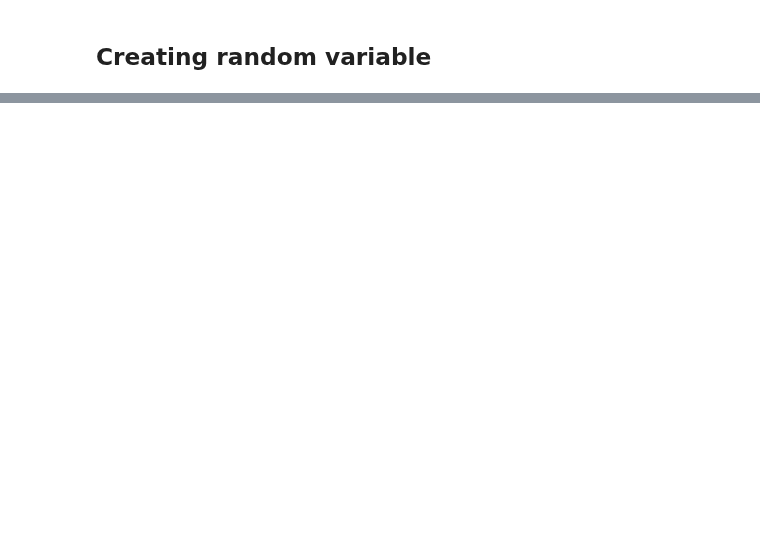
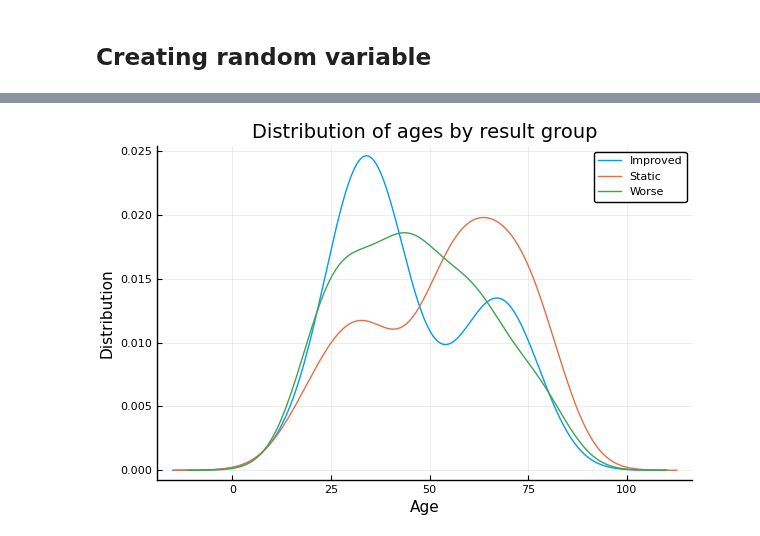
Before and after one commit to geocarvalho/learn-julia, a Jupyter notebook: coursera-julia/week4.ipynb, the cells around one changed output, grey strips where cells are left out. Cells and saved outputs as stored; diff of their text form; code cells hidden in the pictures; blank space fills up the shorter version.

```diff
--- a/coursera-julia/week4.ipynb
+++ b/coursera-julia/week4.ipynb
@@ -45,0 +241,6 @@ Plots.PyPlotBackend()
+# %%
+@df data density(:Age, group=:Result, title="Distribution of ages by result group",
+xlab="Age", ylab="Distribution",
+legend=:topright)
+# %% [output]
+[figure, added]
```
Also changed, not shown: parts of 55 cells of this notebook, 7 other files.
